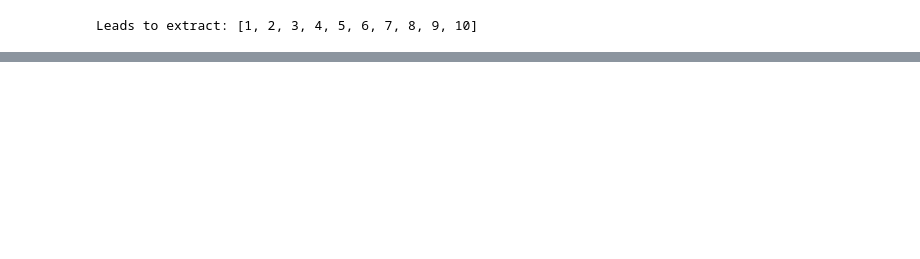
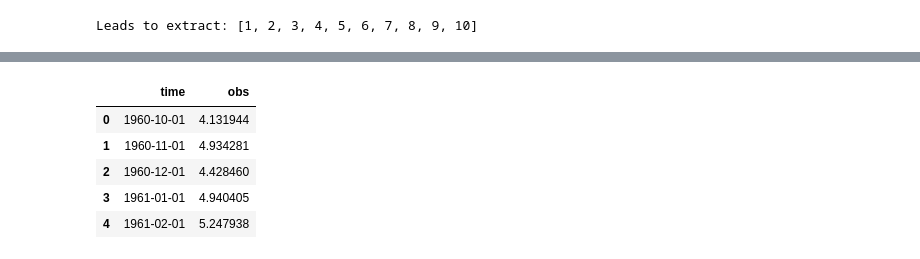
Before and after one commit to benhutchmet/unseen_multi_year, a Jupyter notebook: process_UNSEEN_nb.ipynb, the cells around one changed output, grey strips where cells are left out. Drawn from its saved outputs; the diff is of its cells as text; code cells hidden in the pictures; blank space fills up the shorter version.

```diff
--- a/process_UNSEEN_nb.ipynb
+++ b/process_UNSEEN_nb.ipynb
@@ -657,0 +746,9 @@ Model val name: data_dt
+# %%
+obs_df.head()
+# %% [output]
+|  | time | obs |
+| 0 | 1960-10-01 | 4.131944 |
+| 1 | 1960-11-01 | 4.934281 |
+| 2 | 1960-12-01 | 4.428460 |
+| 3 | 1961-01-01 | 4.940405 |
+| 4 | 1961-02-01 | 5.247938 |
```
Also changed, not shown: parts of 21 cells of this notebook.
